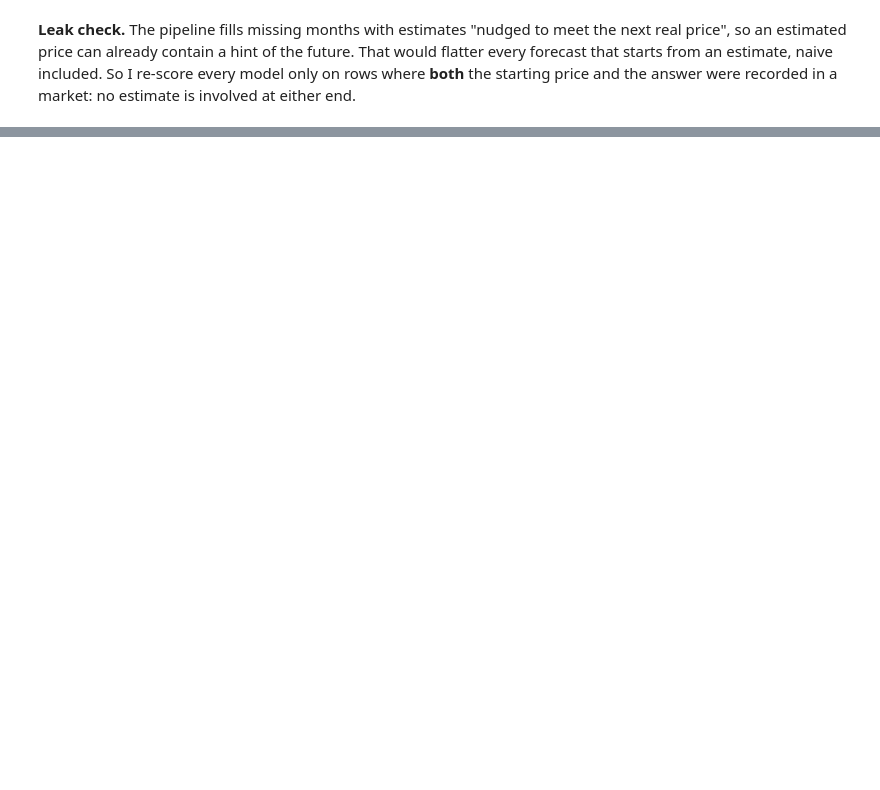
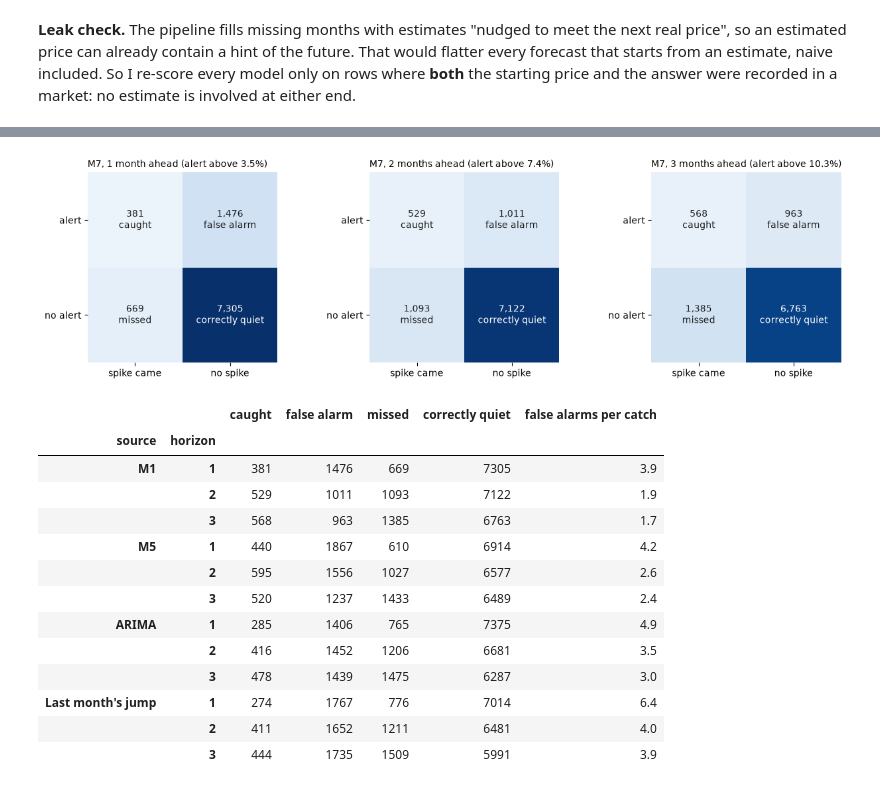
Before and after one commit to emergingleader/Soko_Radar, a Jupyter notebook: notebooks/modelling/02_model_build.ipynb, the cells around one changed output, grey strips where cells are left out. Drawn from its saved outputs; the diff is of its cells as text; code cells hidden in the pictures; blank space fills up the shorter version.

```diff
--- a/notebooks/modelling/02_model_build.ipynb
+++ b/notebooks/modelling/02_model_build.ipynb
@@ -2329,0 +2768,47 @@ log_decision(
+# %%
+# M7 step 2b: confusion matrices: M7's alerts against what really happened (2015-2024), and the same four counts for every alarm
+def confusion(rows, threshold):
+    alert, spike = rows["predicted rise"] > threshold, rows["spike"]
+    return {"caught": (alert & spike).sum(), "false alarm": (alert & ~spike).sum(),
+            "missed": (~alert & spike).sum(), "correctly quiet": (~alert & ~spike).sum()}
+
+conf = (pd.DataFrame([{"source": s, "horizon": h, **confusion(g, CHOSEN[(s, h)])}
+                      for (s, h), g in back_rows.groupby(["source", "horizon"])])
+        .set_index(["source", "horizon"]).loc[order_src])
+
+top = conf.loc["M1"].values.max()
+fig, axes = plt.subplots(1, 3, figsize=(13, 3.6))
+for ax, h in zip(axes, HORIZONS):
+    c = conf.loc[("M1", h)]
+    grid = np.array([[c["caught"], c["false alarm"]], [c["missed"], c["correctly quiet"]]])
+    names = [["caught", "false alarm"], ["missed", "correctly quiet"]]
+    ax.imshow(grid, cmap="Blues", vmin=0, vmax=top)
+    for r in range(2):
+        for k in range(2):
+            ax.text(k, r, f"{grid[r, k]:,}\n{names[r][k]}", ha="center", va="center", fontsize=10,
+                    color="white" if grid[r, k] > top / 2 else INK)
+    ax.set_xticks([0, 1], ["spike came", "no spike"])
+    ax.set_yticks([0, 1], ["alert", "no alert"])
+    ax.set_title(f"M7, {h} month{'s' if h > 1 else ''} ahead (alert above {CHOSEN[('M1', h)]:.1%})", loc="left", fontsize=10)
+    for side in ax.spines.values():
+        side.set_visible(False)
+plt.tight_layout()
+plt.show()
+
+conf.assign(**{"false alarms per catch": (conf["false alarm"] / conf["caught"]).round(1)})
+# %% [output]
+[figure, added]
+|  |  | caught | false alarm | missed | correctly quiet | false alarms per catch |
+| source | horizon |  |  |  |  |  |
+| M1 | 1 | 381 | 1476 | 669 | 7305 | 3.9 |
+|  | 2 | 529 | 1011 | 1093 | 7122 | 1.9 |
+|  | 3 | 568 | 963 | 1385 | 6763 | 1.7 |
+| M5 | 1 | 440 | 1867 | 610 | 6914 | 4.2 |
+|  | 2 | 595 | 1556 | 1027 | 6577 | 2.6 |
+|  | 3 | 520 | 1237 | 1433 | 6489 | 2.4 |
+| ARIMA | 1 | 285 | 1406 | 765 | 7375 | 4.9 |
+|  | 2 | 416 | 1452 | 1206 | 6681 | 3.5 |
+|  | 3 | 478 | 1439 | 1475 | 6287 | 3.0 |
+| Last month's jump | 1 | 274 | 1767 | 776 | 7014 | 6.4 |
+|  | 2 | 411 | 1652 | 1211 | 6481 | 4.0 |
+|  | 3 | 444 | 1735 | 1509 | 5991 | 3.9 |
```
Also changed, not shown: parts of 55 cells of this notebook.
